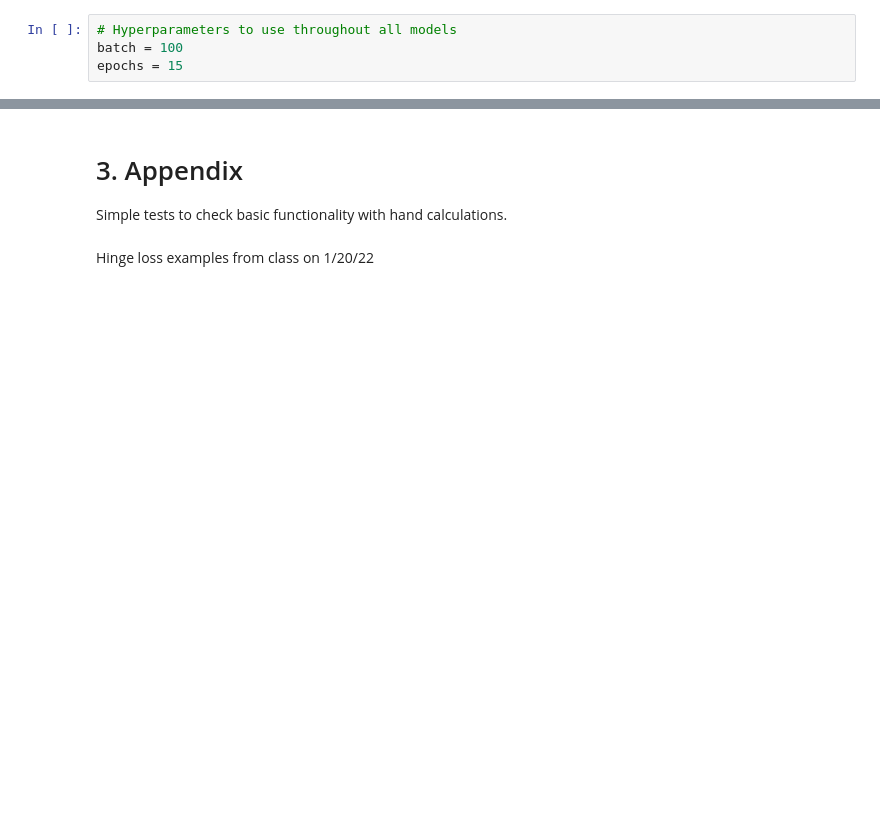
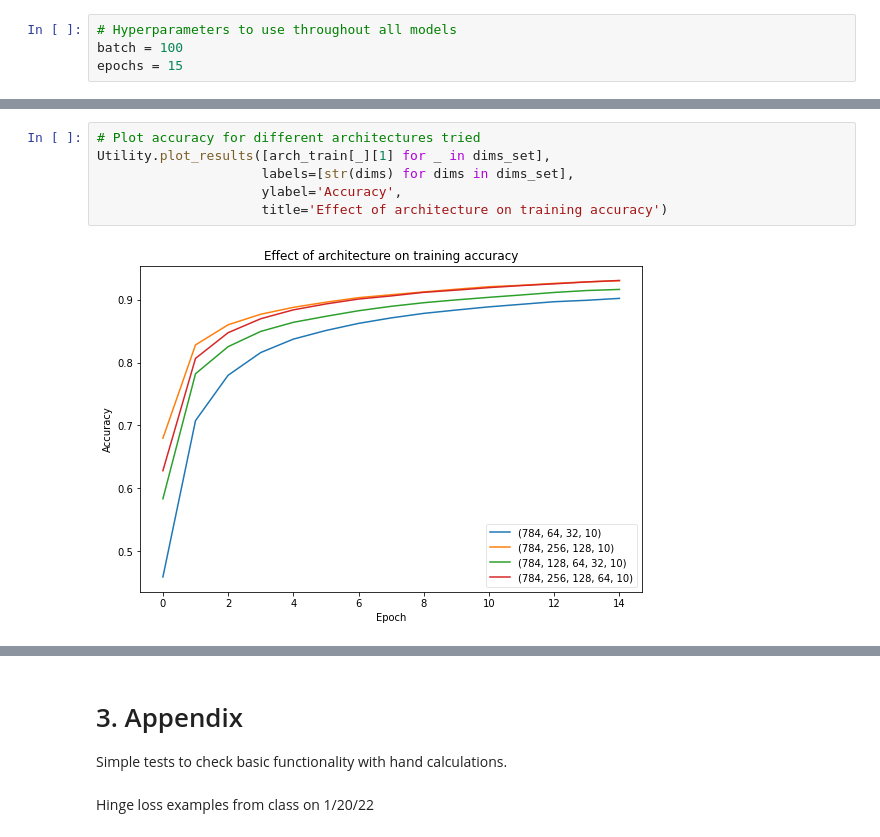
Before and after one commit to vtd9/multilayer-perceptron, a Jupyter notebook: HW1.ipynb, the cells around one changed output, grey strips where cells are left out. Saved outputs shown, nothing was run; the diff lists cells and outputs as text; blank space fills up the shorter version.

```diff
--- a/HW1.ipynb
+++ b/HW1.ipynb
@@ -129,0 +232,8 @@ epochs = 15
+# %%
+# Plot accuracy for different architectures tried
+Utility.plot_results([arch_train[_][1] for _ in dims_set],
+                     labels=[str(dims) for dims in dims_set],
+                     ylabel='Accuracy',
+                     title='Effect of architecture on training accuracy')
+# %% [output]
+[figure, added]
```
Also changed, not shown: parts of 51 cells of this notebook.
